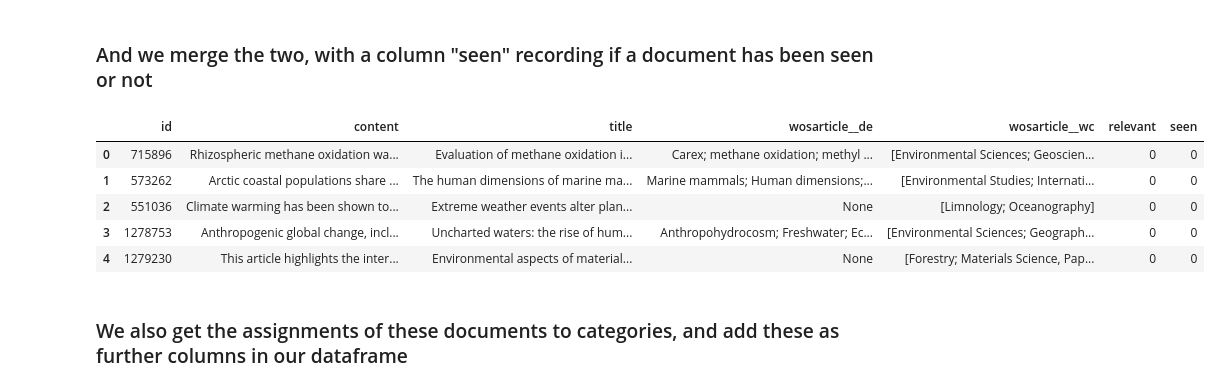
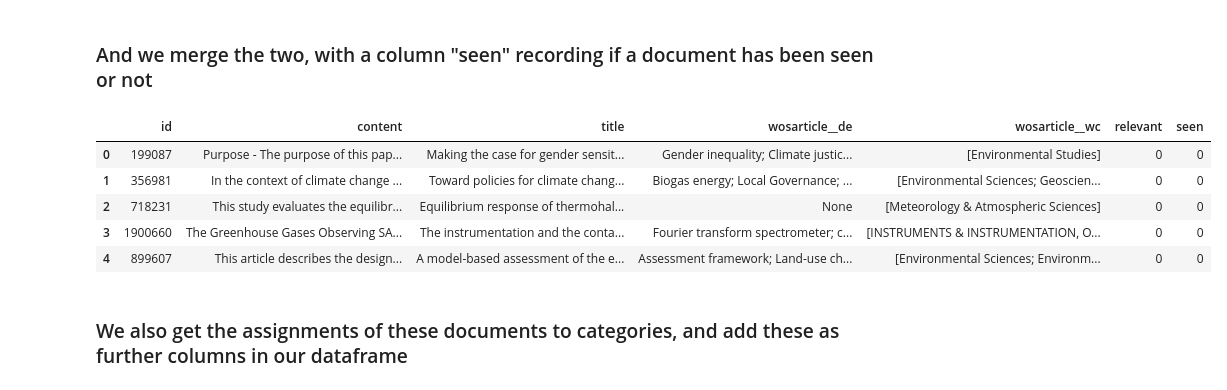
Before and after one commit to mcc-apsis/climate-policy-map, a Jupyter notebook: active_learning.ipynb, the cells around one changed output. Saved outputs shown, nothing was run; the diff lists cells and outputs as text; code cells hidden in the pictures.

```diff
--- a/active_learning.ipynb
+++ b/active_learning.ipynb
@@ -152,16 +153,21 @@ seen_df.head()
 # %% [markdown]
 ### And we merge the two, with a column "seen" recording if a document has been seen or not
 # %%
-df = pd.concat([seen_df,unseen_df]).sample(frac=1).reset_index(drop=True)
+df = (pd.concat([seen_df,unseen_df])
+      .sort_values('id')
+      .reset_index(drop=True)
+      .sample(frac=1, random_state=1)
+      .reset_index(drop=True)
+     )
 y = df['relevant']
 df.head()
 # %% [output]
 |  | id | content | title | wosarticle__de | wosarticle__wc | relevant | seen |
-| 0 | 715896 | Rhizospheric methane oxidation wa... | Evaluation of methane oxidation i... | Carex; methane oxidation; methyl ... | [Environmental Sciences; Geoscien... | 0 | 0 |
-| 1 | 573262 | Arctic coastal populations share ... | The human dimensions of marine ma... | Marine mammals; Human dimensions;... | [Environmental Studies; Internati... | 0 | 0 |
-| 2 | 551036 | Climate warming has been shown to... | Extreme weather events alter plan... | None | [Limnology; Oceanography] | 0 | 0 |
-| 3 | 1278753 | Anthropogenic global change, incl... | Uncharted waters: the rise of hum... | Anthropohydrocosm; Freshwater; Ec... | [Environmental Sciences; Geograph... | 0 | 0 |
-| 4 | 1279230 | This article highlights the inter... | Environmental aspects of material... | None | [Forestry; Materials Science, Pap... | 0 | 0 |
+| 0 | 199087 | Purpose - The purpose of this pap... | Making the case for gender sensit... | Gender inequality; Climate justic... | [Environmental Studies] | 0 | 0 |
+| 1 | 356981 | In the context of climate change ... | Toward policies for climate chang... | Biogas energy; Local Governance; ... | [Environmental Sciences; Geoscien... | 0 | 0 |
+| 2 | 718231 | This study evaluates the equilibr... | Equilibrium response of thermohal... | None | [Meteorology & Atmospheric Sciences] | 0 | 0 |
+| 3 | 1900660 | The Greenhouse Gases Observing SA... | The instrumentation and the conta... | Fourier transform spectrometer; c... | [INSTRUMENTS & INSTRUMENTATION, O... | 0 | 0 |
+| 4 | 899607 | This article describes the design... | A model-based assessment of the e... | Assessment framework; Land-use ch... | [Environmental Sciences; Environm... | 0 | 0 |
 # %% [markdown]
 ### We also get the assignments of these documents to categories, and add these as further columns in our dataframe
 # %%
```
Also changed, not shown: parts of 45 cells of this notebook, 7 other files.
